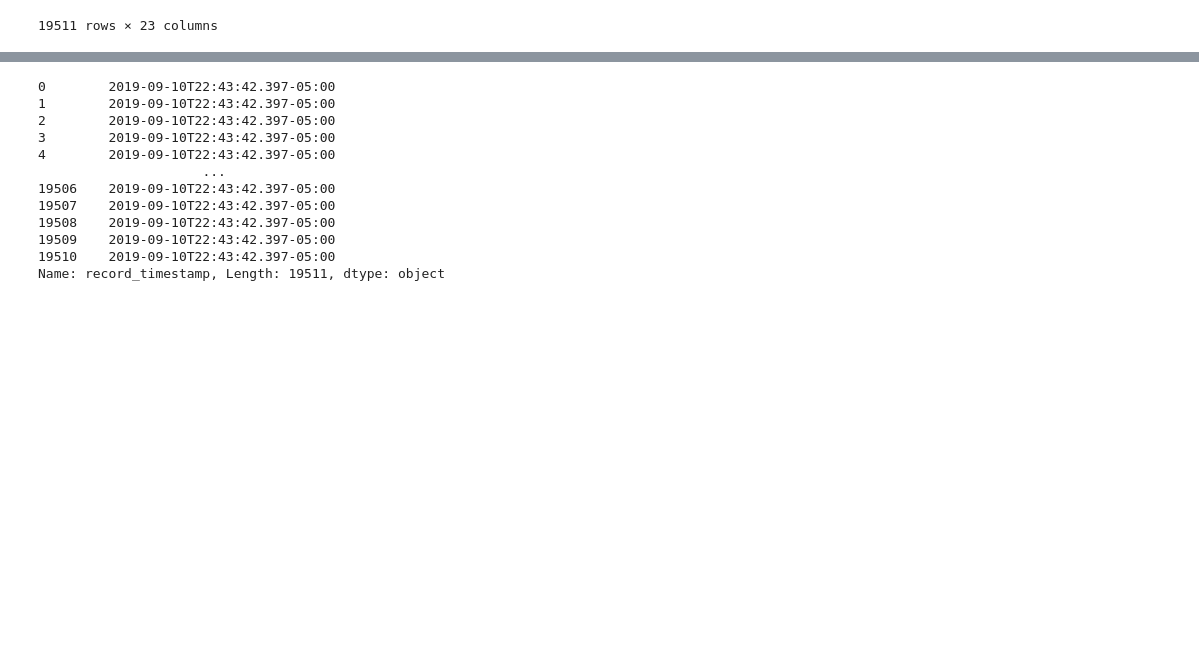
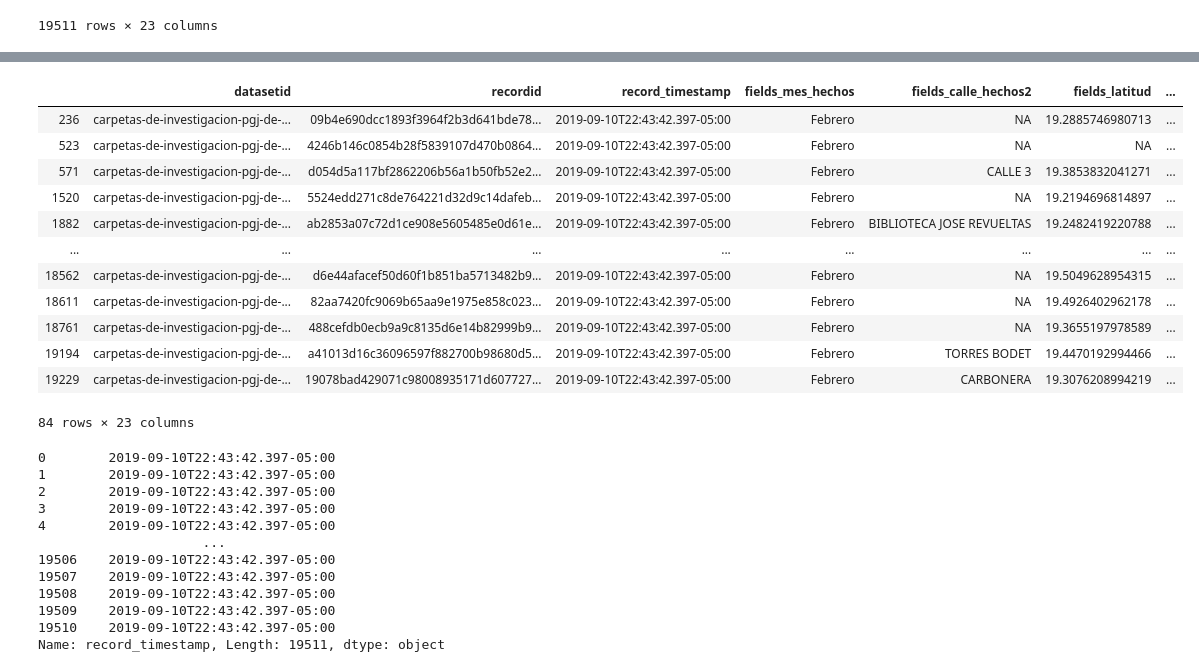
Before and after one commit to pachichi/crimenCDMX, a Jupyter notebook: DatosPython.ipynb, the cells around one changed output, grey strips where cells are left out. Saved outputs shown, nothing was run; the diff lists cells and outputs as text; code cells hidden in the pictures; blank space fills up the shorter version.

```diff
--- a/DatosPython.ipynb
+++ b/DatosPython.ipynb
@@ -220,0 +257,3 @@ df.query("record_timestamp == '2019-09-10T22:43:42.397-05:00'")
+# %%
+for i in zip(df.columns,[i.replace('.','_') for i in df.columns]):
+    print(i)
@@ -221,3 +278,22 @@ df.query("record_timestamp == '2019-09-10T22:43:42.397-05:00'")
+# %%
+df.rename(columns=dict([i for i in zip(df.columns,[i.replace('.','_') for i in df.columns])]),
+          inplace=True)
+# %%
+df.query("fields_delito == 'HOMICIDIO POR ARMA DE FUEGO'")
+# %% [output]
+|  | datasetid | recordid | record_timestamp | fields_mes_hechos | fields_calle_hechos2 | fields_latitud | ... |
+| 236 | carpetas-de-investigacion-pgj-de-... | 09b4e690dcc1893f3964f2b3d641bde78... | 2019-09-10T22:43:42.397-05:00 | Febrero | NA | 19.2885746980713 | ... |
+| 523 | carpetas-de-investigacion-pgj-de-... | 4246b146c0854b28f5839107d470b0864... | 2019-09-10T22:43:42.397-05:00 | Febrero | NA | NA | ... |
+| 571 | carpetas-de-investigacion-pgj-de-... | d054d5a117bf2862206b56a1b50fb52e2... | 2019-09-10T22:43:42.397-05:00 | Febrero | CALLE 3 | 19.3853832041271 | ... |
+| 1520 | carpetas-de-investigacion-pgj-de-... | 5524edd271c8de764221d32d9c14dafeb... | 2019-09-10T22:43:42.397-05:00 | Febrero | NA | 19.2194696814897 | ... |
+| 1882 | carpetas-de-investigacion-pgj-de-... | ab2853a07c72d1ce908e5605485e0d61e... | 2019-09-10T22:43:42.397-05:00 | Febrero | BIBLIOTECA JOSE REVUELTAS | 19.2482419220788 | ... |
+| ... | ... | ... | ... | ... | ... | ... | ... |
+| 18562 | carpetas-de-investigacion-pgj-de-... | d6e44afacef50d60f1b851ba5713482b9... | 2019-09-10T22:43:42.397-05:00 | Febrero | NA | 19.5049628954315 | ... |
+| 18611 | carpetas-de-investigacion-pgj-de-... | 82aa7420fc9069b65aa9e1975e858c023... | 2019-09-10T22:43:42.397-05:00 | Febrero | NA | 19.4926402962178 | ... |
+| 18761 | carpetas-de-investigacion-pgj-de-... | 488cefdb0ecb9a9c8135d6e14b82999b9... | 2019-09-10T22:43:42.397-05:00 | Febrero | NA | 19.3655197978589 | ... |
+| 19194 | carpetas-de-investigacion-pgj-de-... | a41013d16c36096597f882700b98680d5... | 2019-09-10T22:43:42.397-05:00 | Febrero | TORRES BODET | 19.4470192994466 | ... |
+| 19229 | carpetas-de-investigacion-pgj-de-... | 19078bad429071c98008935171d607727... | 2019-09-10T22:43:42.397-05:00 | Febrero | CARBONERA | 19.3076208994219 | ... |
+84 rows × 23 columns
 # %%
 df.record_timestamp
 # %% [output]
```
Also changed, not shown: parts of 8 cells of this notebook.
